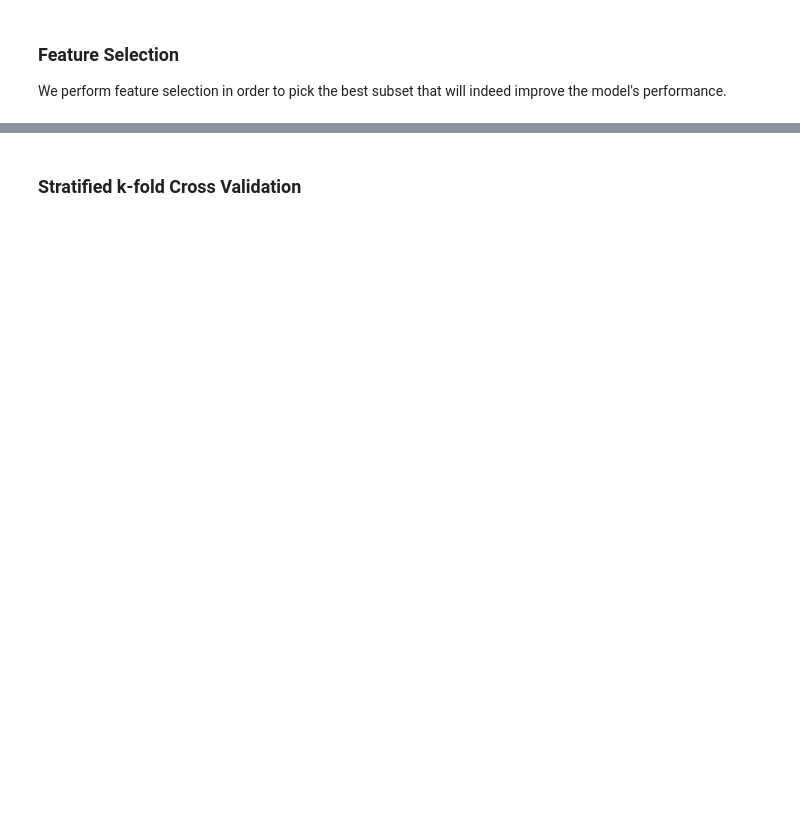
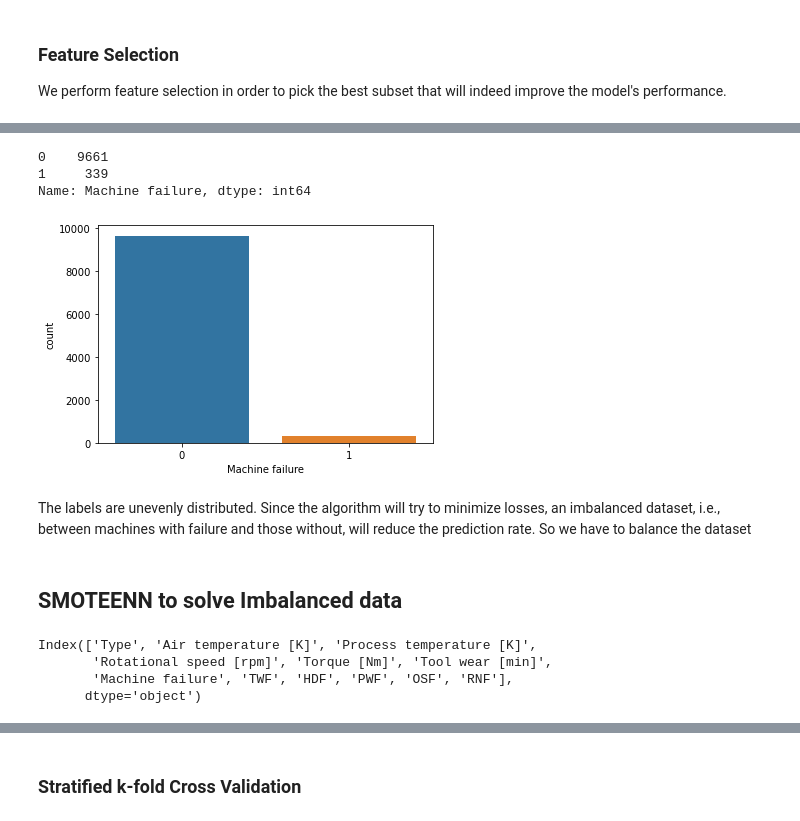
Before and after one commit to marios-tyrovolas/Information-Flow-Based-Fuzzy-Cognitive-Maps-with-Enhanced-Interpretability, a Jupyter notebook: Fuzzy Cognitive Maps in Classification AI4I Dataset.ipynb, the cells around one changed output, grey strips where cells are left out. Drawn from its saved outputs; the diff is of its cells as text; code cells hidden in the pictures; blank space fills up the shorter version.

```diff
--- a/Fuzzy Cognitive Maps in Classification AI4I Dataset.ipynb
+++ b/Fuzzy Cognitive Maps in Classification AI4I Dataset.ipynb
@@ -106,0 +149,12 @@ data.drop('Product ID', inplace=True, axis=1) # Remove non-informative or redund
+# %%
+sns.countplot(data=data,x="Machine failure")
+data["Machine failure"].value_counts()
+# %% [output]
+0    9661
+1     339
+Name: Machine failure, dtype: int64
+[figure, added]
+# %% [markdown]
+The labels are unevenly distributed. Since the algorithm will try to minimize losses, an imbalanced dataset, i.e., between machines with failure and those without, will reduce the prediction rate. So we have to balance the dataset
+# %% [markdown]
+## SMOTEENN to solve Imbalanced data
@@ -106,0 +164,9 @@ data.drop('Product ID', inplace=True, axis=1) # Remove non-informative or redund
+# %%
+display(data.columns)
+num_feature = ['Type','Air temperature [K]', 'Process temperature [K]','Rotational speed [rpm]', 'Torque [Nm]', 'Tool wear [min]']
+other_feature = ['TWF', 'HDF', 'PWF', 'OSF', 'RNF']
+# %% [output]
+Index(['Type', 'Air temperature [K]', 'Process temperature [K]',
+       'Rotational speed [rpm]', 'Torque [Nm]', 'Tool wear [min]',
+       'Machine failure', 'TWF', 'HDF', 'PWF', 'OSF', 'RNF'],
+      dtype='object')
```
Also changed, not shown: parts of 26 cells of this notebook.
